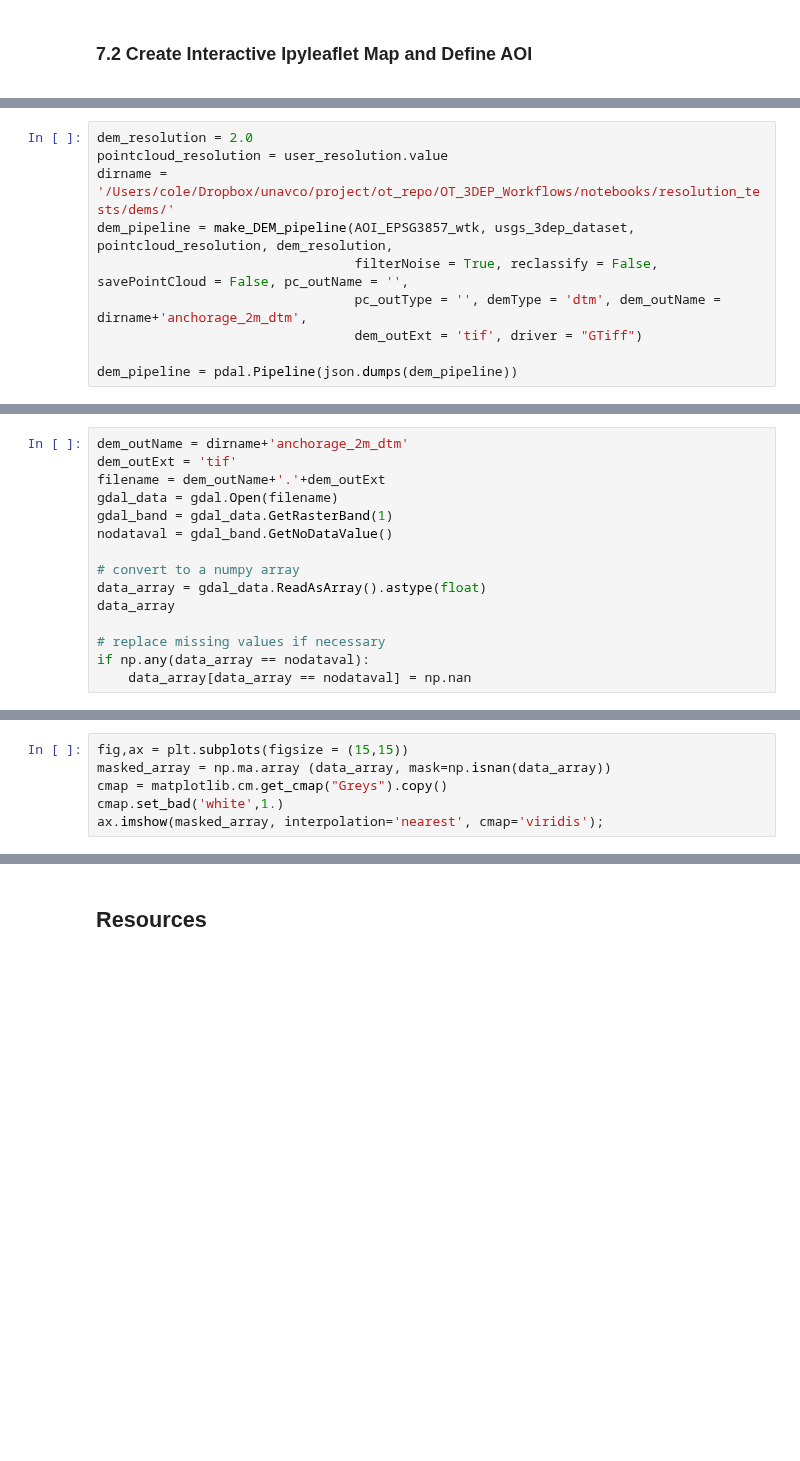
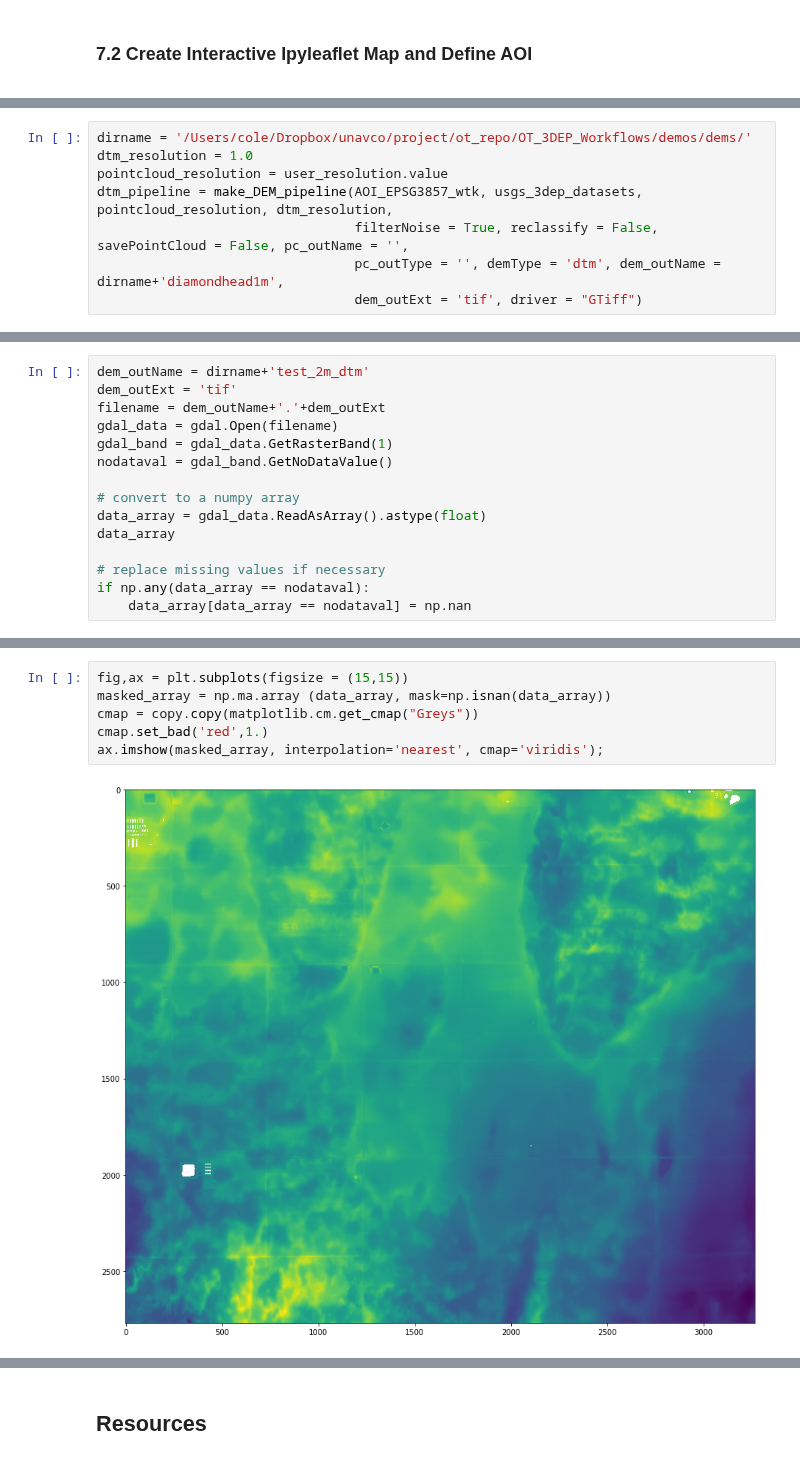
Before and after one commit to cmspeed/OT_3DEP_Workflows, a Jupyter notebook: notebooks/3DEP_pointcloud_access_processing_DTM_creation.ipynb, the cells around one changed output, grey strips where cells are left out. Cells and saved outputs as stored; diff of their text form; blank space fills up the shorter version.

```diff
--- a/notebooks/3DEP_pointcloud_access_processing_DTM_creation.ipynb
+++ b/notebooks/3DEP_pointcloud_access_processing_DTM_creation.ipynb
@@ -603,10 +689,8 @@ dem_pipeline.execute_streaming(chunk_size=1000000)
 # %%
-dem_resolution = 2.0
+dirname = '/Users/cole/Dropbox/unavco/project/ot_repo/OT_3DEP_Workflows/demos/dems/'
+dtm_resolution = 1.0
 pointcloud_resolution = user_resolution.value
-dirname = '/Users/cole/Dropbox/unavco/project/ot_repo/OT_3DEP_Workflows/notebooks/resolution_tests/dems/'
-dem_pipeline = make_DEM_pipeline(AOI_EPSG3857_wtk, usgs_3dep_dataset, pointcloud_resolution, dem_resolution,
+dtm_pipeline = make_DEM_pipeline(AOI_EPSG3857_wtk, usgs_3dep_datasets, pointcloud_resolution, dtm_resolution,
                                  filterNoise = True, reclassify = False, savePointCloud = False, pc_outName = '',
-                                 pc_outType = '', demType = 'dtm', dem_outName = dirname+'anchorage_2m_dtm',
+                                 pc_outType = '', demType = 'dtm', dem_outName = dirname+'diamondhead1m',
                                  dem_outExt = 'tif', driver = "GTiff")
-
-dem_pipeline = pdal.Pipeline(json.dumps(dem_pipeline))
@@ -618,5 +715,5 @@ dem_pipeline.execute_streaming(chunk_size=1000000)
 # %%
-dem_outName = dirname+'anchorage_2m_dtm'
+dem_outName = dirname+'test_2m_dtm'
 dem_outExt = 'tif'
 filename = dem_outName+'.'+dem_outExt
 gdal_data = gdal.Open(filename)
@@ -633,8 +732,10 @@ if np.any(data_array == nodataval):
 # %%
 fig,ax = plt.subplots(figsize = (15,15))
 masked_array = np.ma.array (data_array, mask=np.isnan(data_array))
-cmap = matplotlib.cm.get_cmap("Greys").copy()
-cmap.set_bad('white',1.)
+cmap = copy.copy(matplotlib.cm.get_cmap("Greys"))
+cmap.set_bad('red',1.)
 ax.imshow(masked_array, interpolation='nearest', cmap='viridis');
+# %% [output]
+[figure, added]
 # %% [markdown]
 ## Conclusion
```
Also changed, not shown: parts of 66 cells of this notebook.
